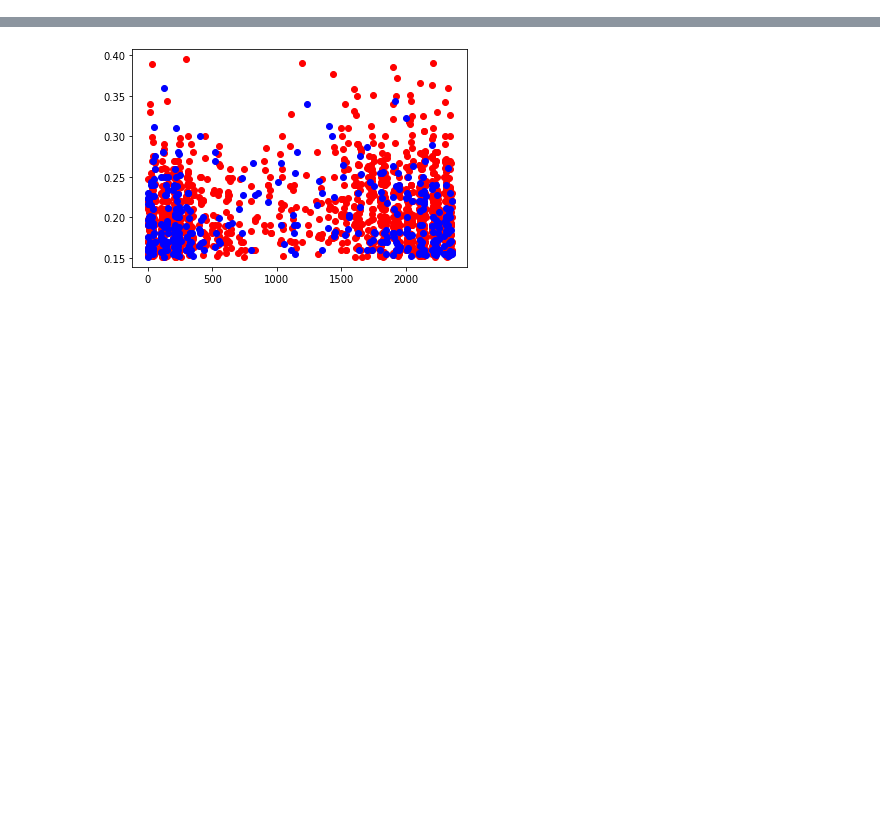
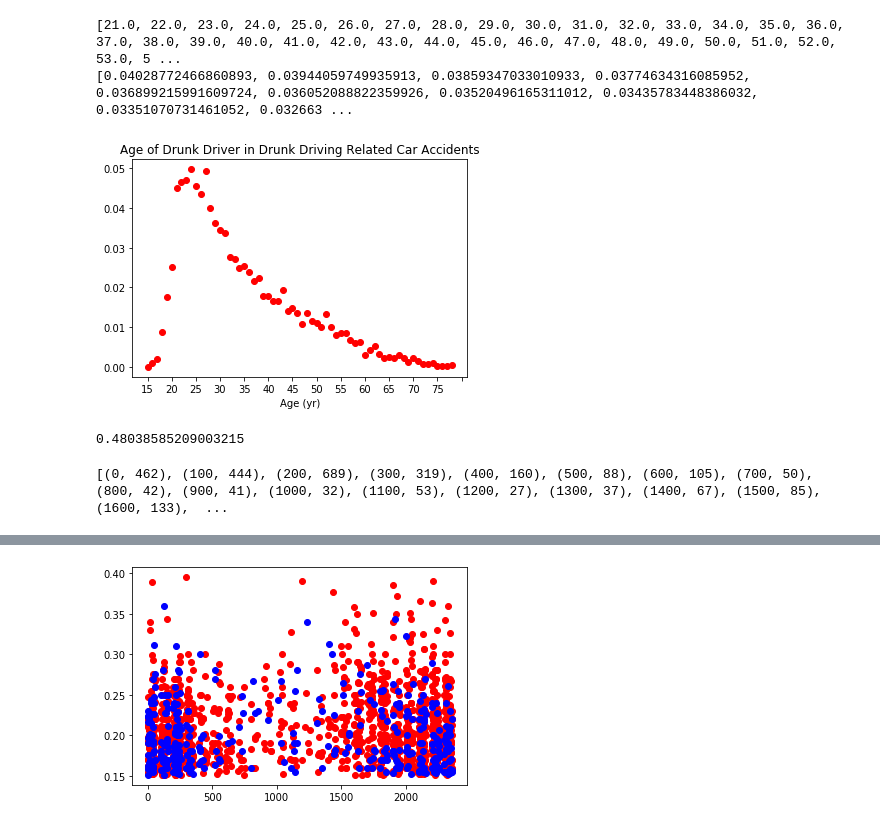
Before and after one commit to rjclark2/DataIncubator, a Jupyter notebook: CarCrashes.ipynb, the cells around one changed output, grey strips where cells are left out. Saved outputs shown, nothing was run; the diff lists cells and outputs as text; code cells hidden in the pictures; blank space fills up the shorter version.

```diff
--- a/CarCrashes.ipynb
+++ b/CarCrashes.ipynb
@@ -89,0 +197,20 @@ with open('combined.csv',encoding='utf-8') as csvfile:
+# %%
+dd = {}
+age = {}
+for key in data:
+    for key2 in data[key]:
+        if 'p' in key2:
+            if data[key][key2]['age'] in age:
+                age[data[key][key2]['age']] = age[data[key][key2]['age']] + 1
+            else:
+                age[data[key][key2]['age']] = 1
+            if data[key][key2]['bac'] > 0.079:
+                if data[key][key2]['age'] in dd:
+                    dd[data[key][key2]['age']] = dd[data[key][key2]['age']] + 1
+                else:
+                    dd[data[key][key2]['age']] = 1
+tot = 0
+for key in dd:
+    tot += dd[key]
+for key in dd:
+    dd[key] = dd[key]/tot
@@ -89,0 +224,28 @@ with open('combined.csv',encoding='utf-8') as csvfile:
+# %%
+#for key, value in sorted(dd.items(), key=lambda item: item[1]):
+#    print("%s: %s" % (key,value))
+#slope, intercept, r_value, p_value, std_err = stats.linregress(xi,y)
+#line = slope*xi+intercept
+from scipy import stats
+dd['15'] = 0
+ddage = sorted(dd.items())
+x,y = zip(*ddage)
+x = x[1:]
+y = y[1:]
+x2 = [float(a) for a in x[6:]]
+y2 = [float(b) for b in y[6:]]
+slope,intercept,r_value, p_value, std_err = stats.linregress(x2,y2)
+y2 = [b*slope + intercept for b in x2]
+print(x2)
+print(y2)
+plt.xticks(np.arange(0,70,step=5))
+plt.plot(x,y,'ro')
+#plt.plot(x2,y2)
+plt.xlabel('Age (yr)')
+#plt.xlim([0,80])
+plt.title('Age of Drunk Driver in Drunk Driving Related Car Accidents')
+plt.savefig('age.png',dpi=1000)
+# %% [output]
+[21.0, 22.0, 23.0, 24.0, 25.0, 26.0, 27.0, 28.0, 29.0, 30.0, 31.0, 32.0, 33.0, 34.0, 35.0, 36.0, 37.0, 38.0, 39.0, 40.0, 41.0, 42.0, 43.0, 44.0, 45.0, 46.0, 47.0, 48.0, 49.0, 50.0, 51.0, 52.0, 53.0, 5 ...
+[0.04028772466860893, 0.03944059749935913, 0.03859347033010933, 0.03774634316085952, 0.036899215991609724, 0.036052088822359926, 0.03520496165311012, 0.03435783448386032, 0.03351070731461052, 0.032663 ...
+[figure, added]
@@ -89,0 +261,32 @@ with open('combined.csv',encoding='utf-8') as csvfile:
+# %%
+print(deathsdd/deaths)
+# %% [output]
+0.48038585209003215
+# %%
+day = {}
+daydd = {}
+timedd = {}
+time = {}
+for key in data:
+    if data[key]['day'] in day:
+        day[data[key]['day']] = day[data[key]['day']] + 1
+    else:
+        day[data[key]['day']] = 1
+    if int(round(data[key]['time']/100)*100) in time:
+        time[int(round(data[key]['time']/100)*100)] = time[int(round(data[key]['time']/100)*100)] +1
+    else:
+        time[int(round(data[key]['time']/100)*100)] = 1
+    for key2 in data[key]:
+        if 'p' in key2:
+            if data[key][key2]['bac'] > 0.0:
+                if data[key]['day'] in daydd:
+                    daydd[data[key]['day']] = daydd[data[key]['day']] + 1
+                else:
+                    daydd[data[key]['day']] = 1
+                if int(round(data[key]['time']/100)*100) in timedd:
+                    timedd[int(round(data[key]['time']/100)*100)] = timedd[int(round(data[key]['time']/100)*100)] +1
+                else:
+                    timedd[int(round(data[key]['time']/100)*100)] = 1
+print(sorted(timedd.items()))
+# %% [output]
+[(0, 462), (100, 444), (200, 689), (300, 319), (400, 160), (500, 88), (600, 105), (700, 50), (800, 42), (900, 41), (1000, 32), (1100, 53), (1200, 27), (1300, 37), (1400, 67), (1500, 85), (1600, 133),  ...
```
Also changed, not shown: parts of 16 cells of this notebook.
